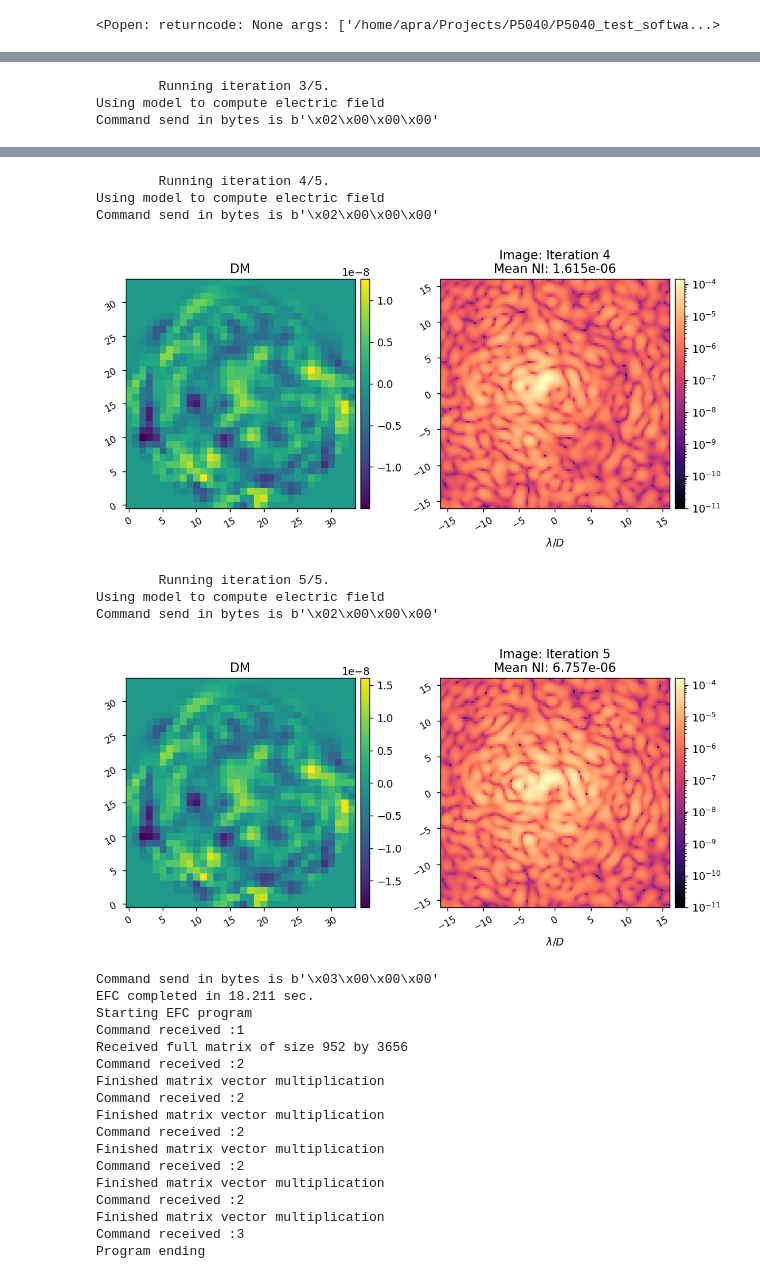
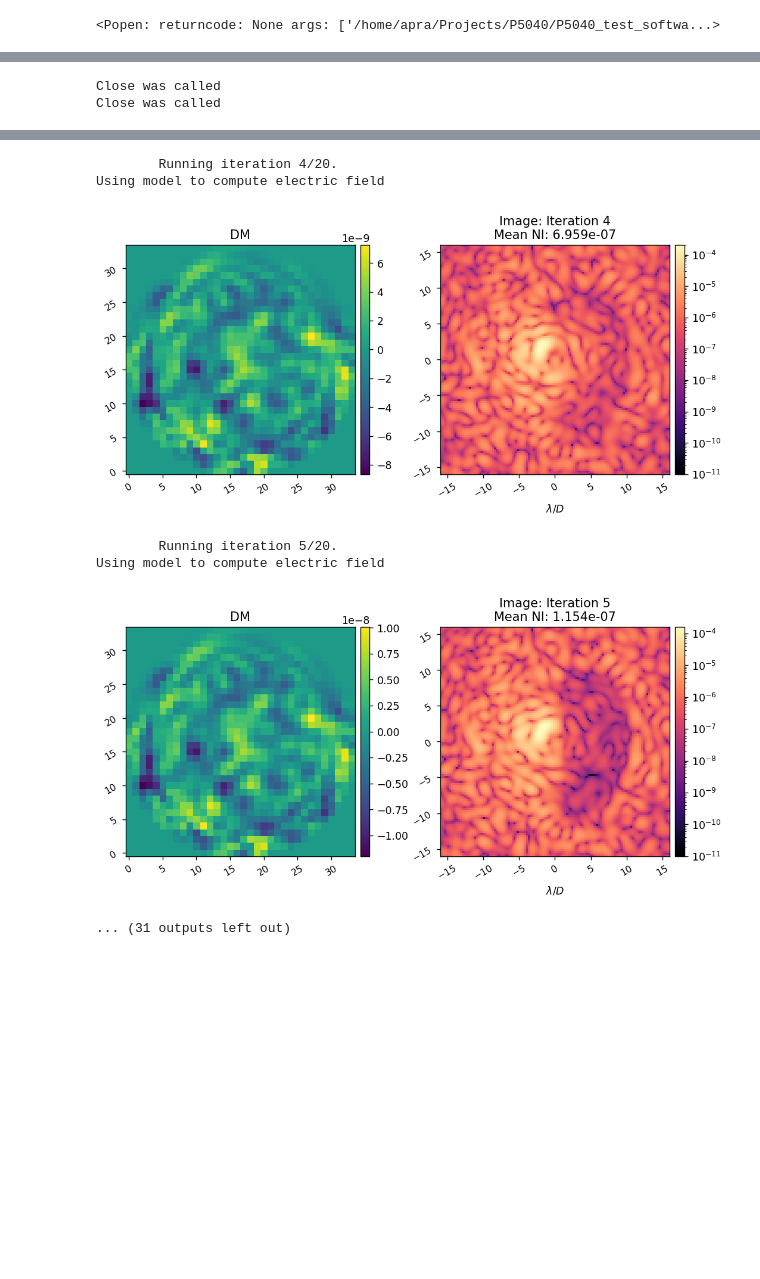
Before and after one commit to kian1377/apra-howfsc-models, a Jupyter notebook: notebooks/efc_compact_p5040.ipynb, the cells around one changed output, grey strips where cells are left out. Saved outputs shown, nothing was run; the diff lists cells and outputs as text; code cells hidden in the pictures; blank space fills up the shorter version.

```diff
--- a/notebooks/efc_compact_p5040.ipynb
+++ b/notebooks/efc_compact_p5040.ipynb
@@ -139,9 +140,9 @@ images, estimates, dm_commands = efc.run(model,
                                          control_mask,
                                         # est_fun=pwp_fun,
                                         # est_params=pwp_params,
-                                        loop_gain=0.2,
+                                        loop_gain=0.1,
                                         leakage=0.0,
-                                        iterations=5,
+                                        iterations=20,
                                         plot_all=True,
                                         plot_current=True,
                                         plot_sms=False,
@@ -183,3 +181,2 @@ Command send in bytes is b'\x02\x00\x00\x00'
-        Running iteration 3/5.
-Using model to compute electric field
-Command send in bytes is b'\x02\x00\x00\x00'
+Close was called
+Close was called
@@ -187,25 +184,7 @@ Command send in bytes is b'\x02\x00\x00\x00'
-        Running iteration 4/5.
+        Running iteration 4/20.
 Using model to compute electric field
-Command send in bytes is b'\x02\x00\x00\x00'
-[figure, old version]
+[figure, new version]
-        Running iteration 5/5.
+        Running iteration 5/20.
 Using model to compute electric field
-Command send in bytes is b'\x02\x00\x00\x00'
-[figure, old version]
+[figure, new version]
-Command send in bytes is b'\x03\x00\x00\x00'
-EFC completed in 18.211 sec.
-Starting EFC program
-Command received :1
-Received full matrix of size 952 by 3656
-Command received :2
-Finished matrix vector multiplication
-Command received :2
-Finished matrix vector multiplication
-Command received :2
-Finished matrix vector multiplication
-Command received :2
-Finished matrix vector multiplication
-Command received :2
-Finished matrix vector multiplication
-Command received :3
-Program ending
+... (31 outputs left out)
```
Also changed, not shown: parts of 5 cells of this notebook, 2 other files.
